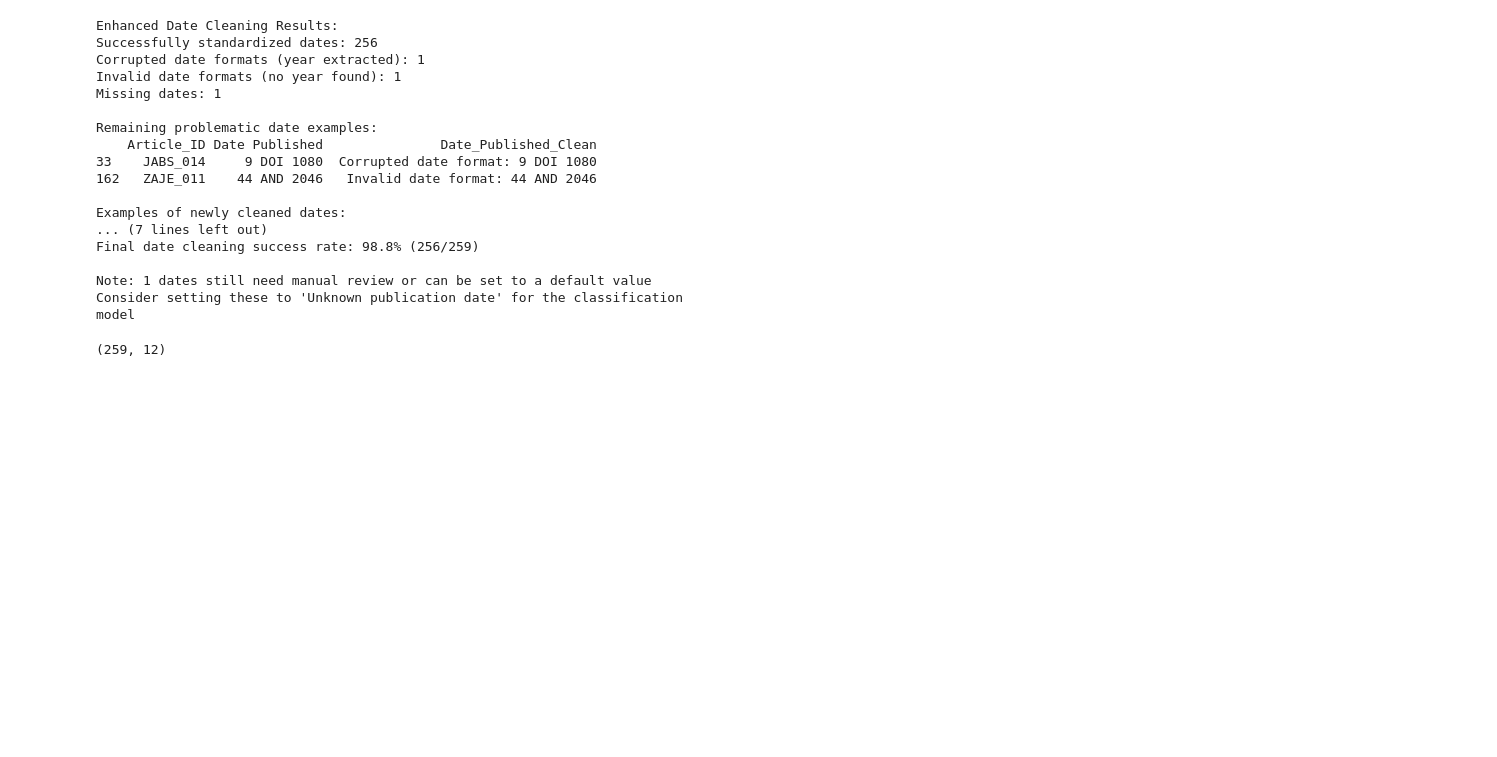
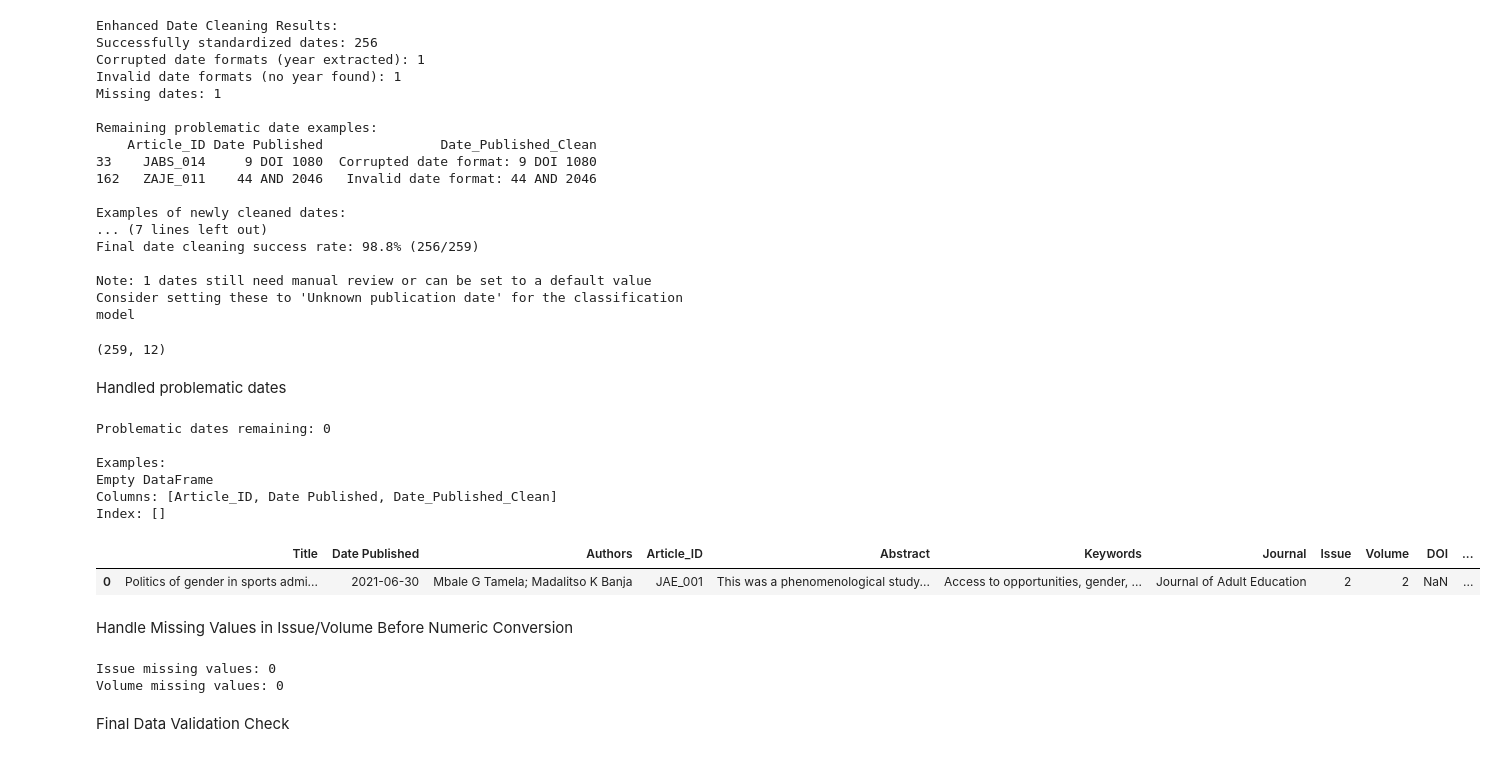
Before and after one commit to chisomobanja/metadata-classification, a Jupyter notebook: metadata_classification.ipynb, the cells around one changed output. Cells and saved outputs as stored; diff of their text form; code cells hidden in the pictures; blank space fills up the shorter version.

Commit message:
[DP] Handled missing values, Final Data Validation Checks and Completed cleansing of the dataset

```diff
--- a/metadata_classification.ipynb
+++ b/metadata_classification.ipynb
@@ -707,3 +703,42 @@ df.columns
 df.shape
 # %% [output]
 (259, 12)
+# %% [markdown]
+Handled problematic dates
+# %%
+# Check how many problematic dates we still have
+problematic_dates = df[df['Date_Published_Clean'].str.contains('Invalid|Corrupted', na=False)]
+print(f"Problematic dates remaining: {len(problematic_dates)}")
+print("\nExamples:")
+print(problematic_dates[['Article_ID', 'Date Published', 'Date_Published_Clean']].head())
+
+# Decision: Set these to a default value or extract any usable year
+df.loc[df['Date_Published_Clean'].str.contains('Invalid|Corrupted', na=False), 'Date_Published_Clean'] = 'Unknown publication date'
+# %% [output]
+Problematic dates remaining: 0
+
+Examples:
+Empty DataFrame
+Columns: [Article_ID, Date Published, Date_Published_Clean]
+Index: []
+# %%
+df.shape
+df.head(1)
+# %% [output]
+|  | Title | Date Published | Authors | Article_ID | Abstract | Keywords | Journal | Issue | Volume | DOI | ... |
+| 0 | Politics of gender in sports admi... | 2021-06-30 | Mbale G Tamela; Madalitso K Banja | JAE_001 | This was a phenomenological study... | Access to opportunities, gender, ... | Journal of Adult Education | 2 | 2 | NaN | ... |
+# %% [markdown]
+ Handle Missing Values in Issue/Volume Before Numeric Conversion
+# %%
+# Check missing values in Issue and Volume
+print("Issue missing values:", df['Issue'].isnull().sum())
+print("Volume missing values:", df['Volume'].isnull().sum())
+
+# Fill missing values before converting to numeric (your feature engineering code will break otherwise)
+df['Issue'] = df['Issue'].fillna('Not specified')
+df['Volume'] = df['Volume'].fillna('Not specified')
+# %% [output]
+Issue missing values: 0
+Volume missing values: 0
+# %% [markdown]
+Final Data Validation Check
```
Also changed, not shown: parts of 15 cells of this notebook.
